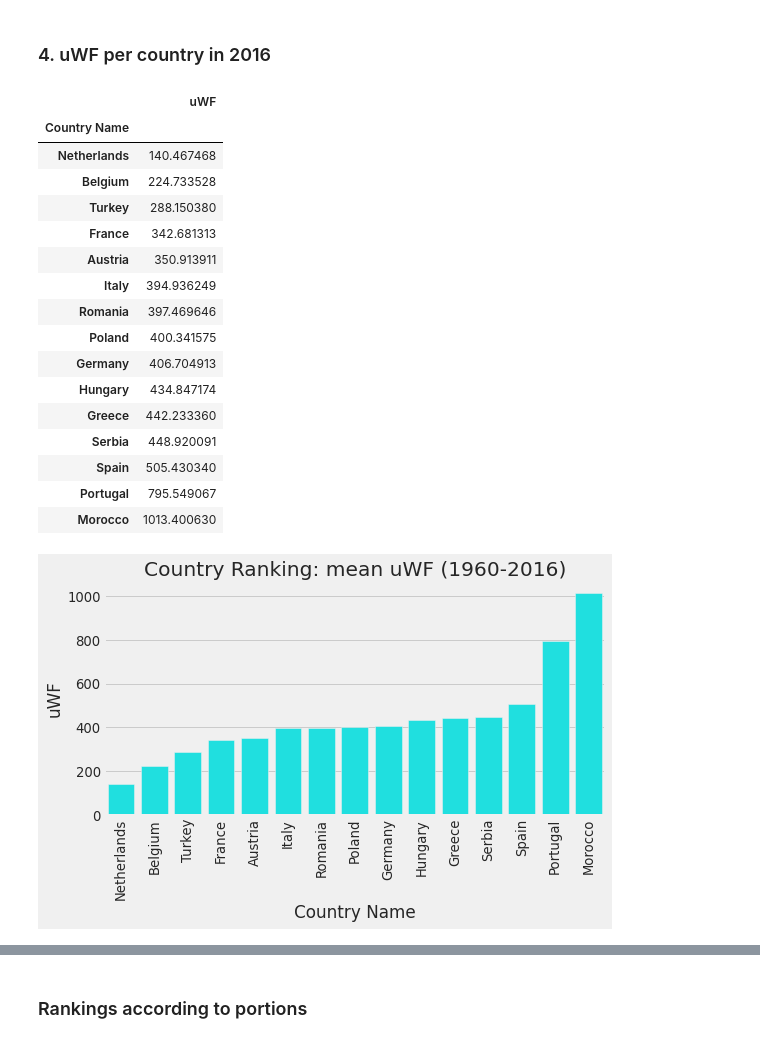
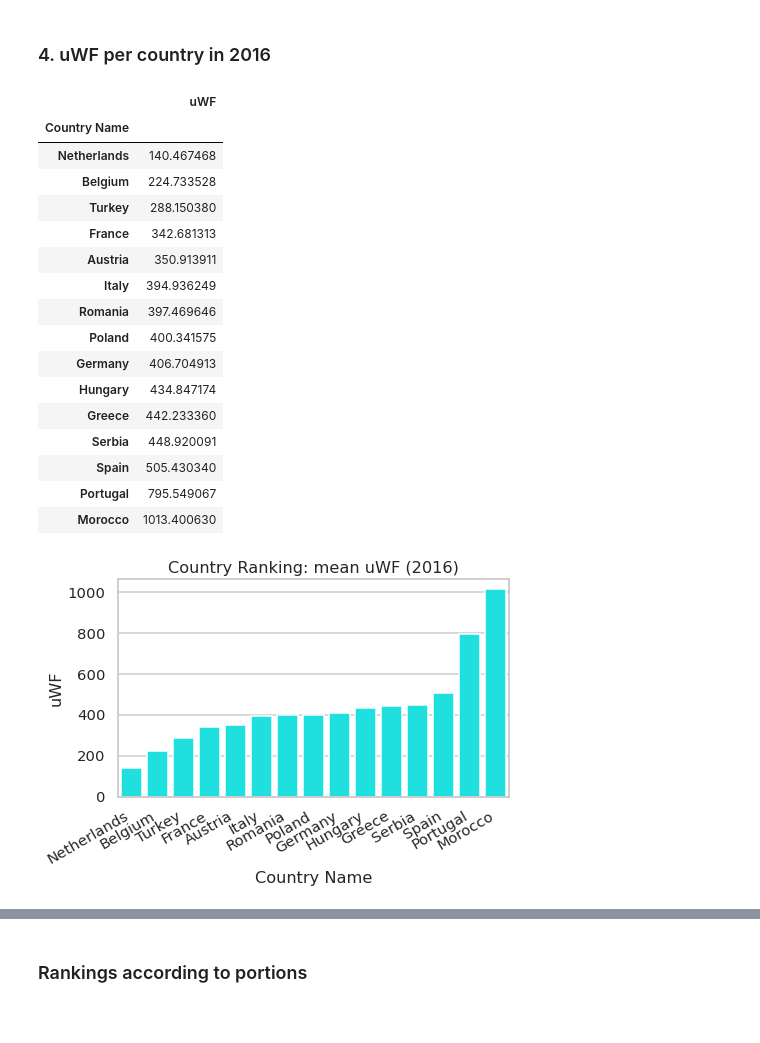
Before and after one commit to jburdano/uWF101, a Jupyter notebook: task3_5_uWF-rankings-portions_Joerg.ipynb, the cells around one changed output, grey strips where cells are left out. Cells and saved outputs as stored; diff of their text form; code cells hidden in the pictures.

```diff
--- a/task3_5_uWF-rankings-portions_Joerg.ipynb
+++ b/task3_5_uWF-rankings-portions_Joerg.ipynb
@@ -23,9 +23,9 @@ df.head()
 | 4 | 1961 | Apples | Hungary | Fruits | 349500.0 | 793.695984 |
 # %%
 #plot settings
-sns.set_theme(context='talk', style='dark', font='sans-serif',
-              font_scale=.8, color_codes=True, rc=None)
-plt.style.use("fivethirtyeight")
+sns.set_theme(context='talk', style='whitegrid', font='sans-serif',
+              font_scale=.9, color_codes=True, rc=None)
+#plt.style.use("fivethirtyeight")
 # %% [markdown]
 ## Rankings:
 
@@ -128,27 +135,29 @@ df_r_c
 ### 4. uWF per country in 2016
 # %%
 df_r_c16 = df.loc[df["Years"]==2016,["Country Name","uWF"]].groupby("Country Name").agg("mean").sort_values("uWF")
-fig,ax = plt.subplots(figsize=[8,4])
+fig,ax = plt.subplots(figsize=[7,4])
 ax = sns.barplot(x=df_r_c16.index, y="uWF", data=df_r_c16,color="cyan");
 ax.set_xticklabels(df_r_c16.index,rotation=90);
-ax.set_title("Country Ranking: mean uWF (1960-2016)")
+ax.set_title("Country Ranking: mean uWF (2016)")
+ax.set_xticklabels (ax.get_xticklabels(), rotation=30, horizontalalignment='right');
+
 df_r_c16
 # %% [output]
 |  | uWF |
 | Country Name |  |
 | Netherlands | 140.467468 |
 | Belgium | 224.733528 |
 | Turkey | 288.150380 |
 | France | 342.681313 |
 | Austria | 350.913911 |
 | Italy | 394.936249 |
 | Romania | 397.469646 |
 | Poland | 400.341575 |
 | Germany | 406.704913 |
 | Hungary | 434.847174 |
 | Greece | 442.233360 |
 | Serbia | 448.920091 |
 | Spain | 505.430340 |
 | Portugal | 795.549067 |
 | Morocco | 1013.400630 |
-[figure, old version]
+[figure, new version]
```
Also changed, not shown: parts of 4 cells of this notebook, 2 other files.
